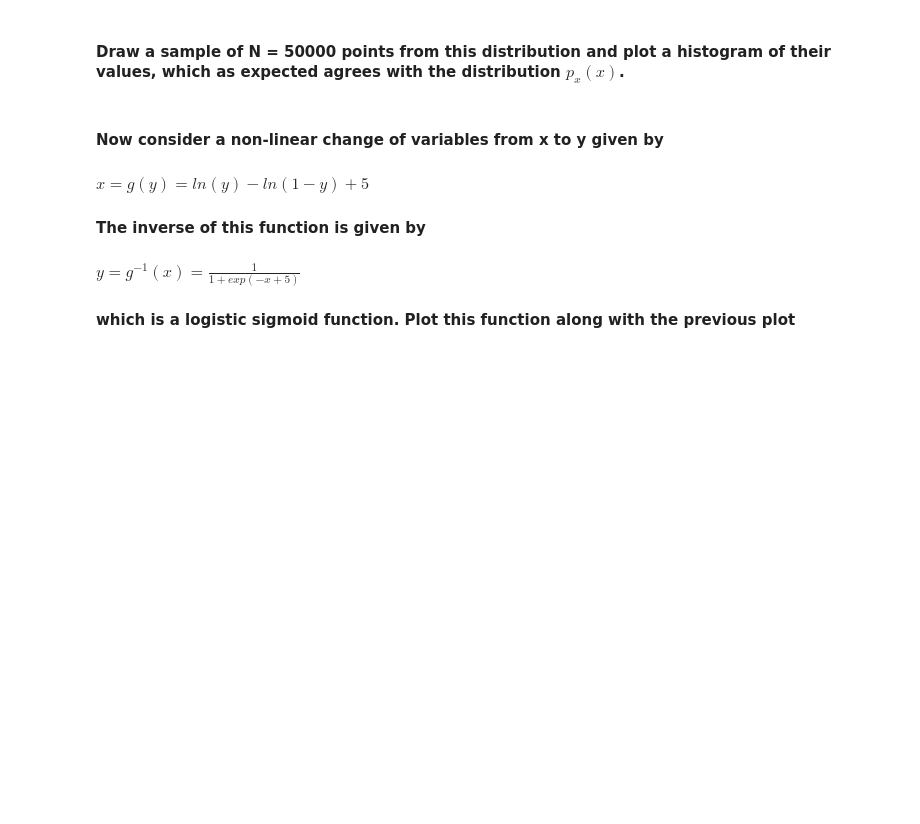
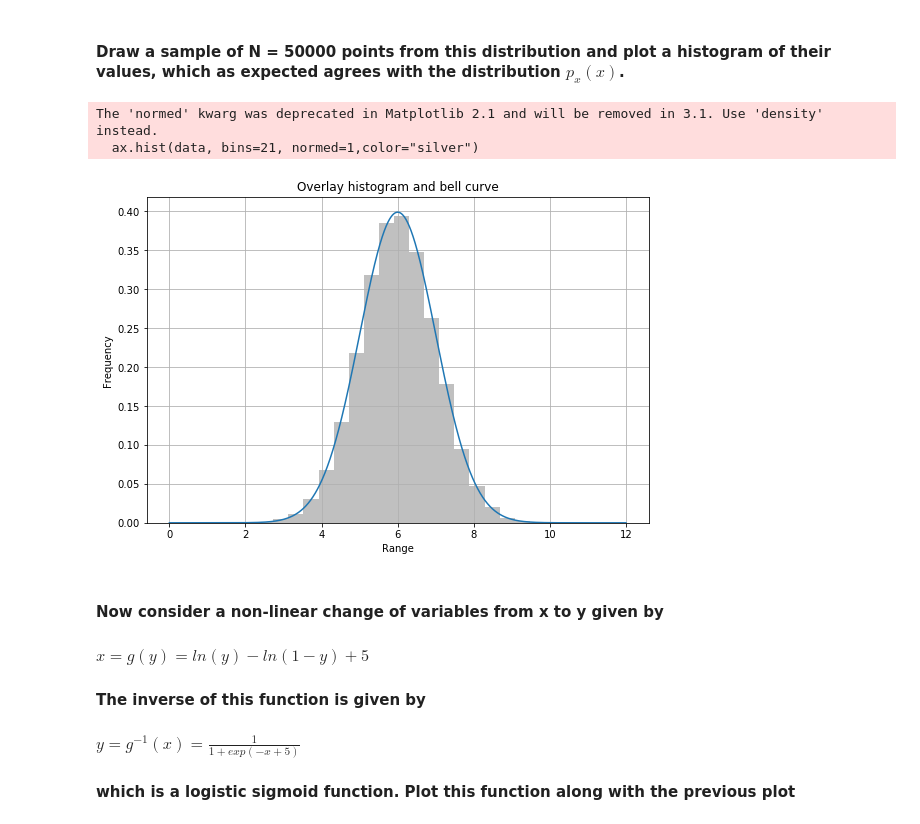
Before and after one commit to malwaru/Awesome-MachineLearning, a Jupyter notebook: ML_Assignment_01/Introduction_Homework.ipynb, the cells around one changed output. Saved outputs shown, nothing was run; the diff lists cells and outputs as text; code cells hidden in the pictures; blank space fills up the shorter version.

```diff
--- a/ML_Assignment_01/Introduction_Homework.ipynb
+++ b/ML_Assignment_01/Introduction_Homework.ipynb
@@ -89,3 +169,21 @@ soln4 = 0
+# %%
+data = np.random.randn(50000) * std + mean
+
+fig, ax = plt.subplots(figsize=(9,6))
+
+ax.plot(indexes,bell_curve)
+ax.hist(data, bins=21, normed=1,color="silver")
+
+ax.set_title("Overlay histogram and bell curve")
+ax.set_ylabel("Frequency")
+ax.set_xlabel("Range")
+ax.grid()
+
+plt.show()
+# %% [output]
+The 'normed' kwarg was deprecated in Matplotlib 2.1 and will be removed in 3.1. Use 'density' instead.
+  ax.hist(data, bins=21, normed=1,color="silver")
+[figure, added]
 # %% [markdown]
 #### Now consider a non-linear change of variables from x to y given by
 #### $x=g(y)=ln(y)-ln(1-y)+5$
```
Also changed, not shown: parts of 14 cells of this notebook.
